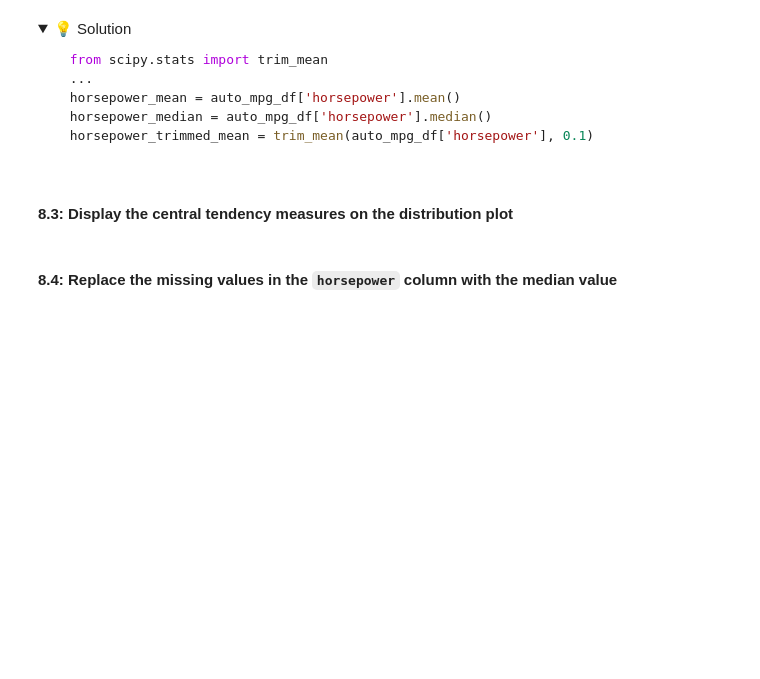
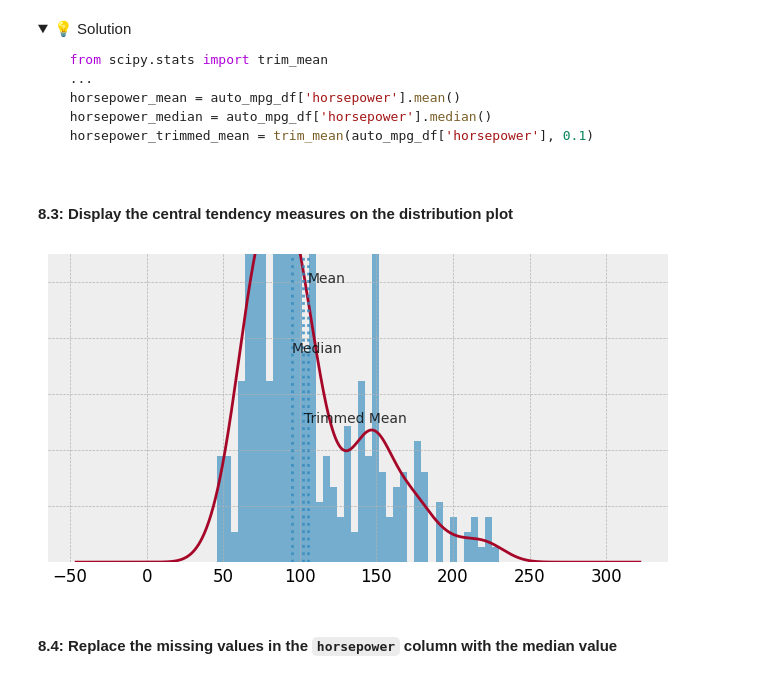
Before and after one commit to IT4063-Spring2025/exploratory-data-analysis-oyekunmo, a Jupyter notebook: notebook.ipynb, the cells around one changed output. Saved outputs shown, nothing was run; the diff lists cells and outputs as text; code cells hidden in the pictures; folded sections open; blank space fills up the shorter version.

Commit message:
8.3 Display the central tendency measures on the distribution plot

```diff
--- a/notebook.ipynb
+++ b/notebook.ipynb
@@ -513,13 +513,13 @@ auto_mpg_df['horsepower'].hist(bins=40)
   - You'll need to use the scipy library to calculate the trimmed mean.
 </details>
 # %%
-auto_mpg_df_mean = auto_mpg_df['horsepower'].mean()
-auto_mpg_df_median = auto_mpg_df['horsepower'].median()
-auto_trimmed_mean = trim_mean(auto_mpg_df['horsepower'], 0.1)
+horsepower_mean = auto_mpg_df['horsepower'].mean()
+horsepower_median = auto_mpg_df['horsepower'].median()
+horsepower_trimmed_mean = trim_mean(auto_mpg_df['horsepower'], 0.1)
 
-print(f"mean: {auto_mpg_df_mean}")
-print(f"median: {auto_mpg_df_median}")
-print(f"trimmed mean: {auto_trimmed_mean}")
+print(f"mean: {horsepower_mean}")
+print(f"median: {horsepower_median}")
+print(f"trimmed mean: {horsepower_trimmed_mean}")
 # %% [output]
 mean: 105.42928039702234
 median: 95.0
@@ -541,25 +541,28 @@ trimmed mean: 102.16717325227964
 # %%
 fig, ax = plt.subplots(figsize = (8,4))
 
 auto_mpg_df['horsepower'].plot(kind="hist", density= True, bins=40, alpha = 0.65)
 auto_mpg_df['horsepower'].plot(kind="kde")
 
 ax.axvline(horsepower_mean, alpha = 0.8, linestyle = ":")
 ax.axvline(horsepower_median, alpha = 0.8, linestyle = ":")
 ax.axvline(horsepower_trimmed_mean, alpha = 0.8, linestyle = ":")
 
-# ax.set_yticklabels([])
+ax.set_ylim(0, .011)
+ax.set_yticklabels([])
 ax.set_ylabel("")
 
 ax.text(horsepower_mean-.1, .01, "Mean", size = 10, alpha = 0.8)
 ax.text(horsepower_median-.4, .0075, "Median", size = 10, alpha = 0.8)
 ax.text(horsepower_trimmed_mean+.4, .0050, "Trimmed Mean", size = 10, alpha = 0.8)
 
 ax.tick_params(left = False, bottom = False)
 for ax, spine in ax.spines.items():
     spine.set_visible(False)
 
 plt.show()
+# %% [output]
+[figure, added]
 # %% [markdown]
 #### 8.4: Replace the missing values in the `horsepower` column with the median value
 # %% [markdown]
```
Also changed, not shown: parts of 1 cell of this notebook.
